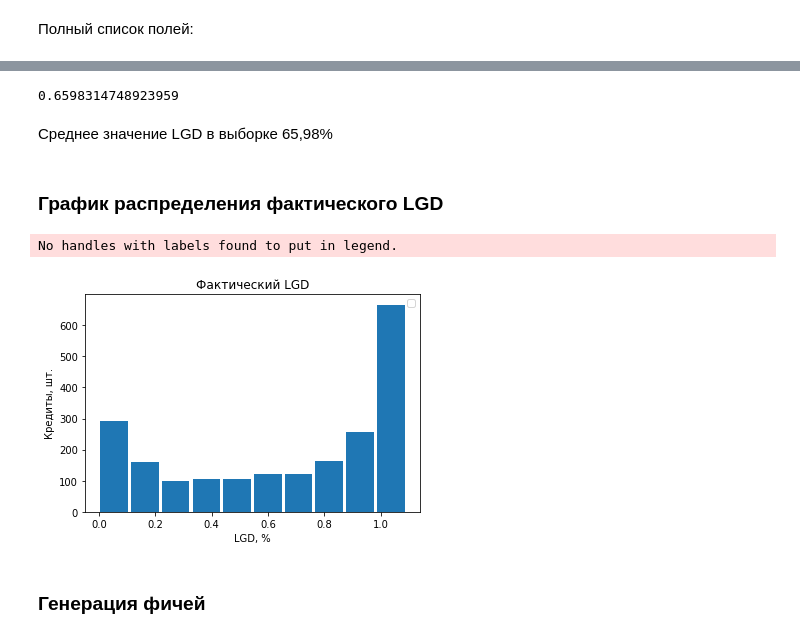
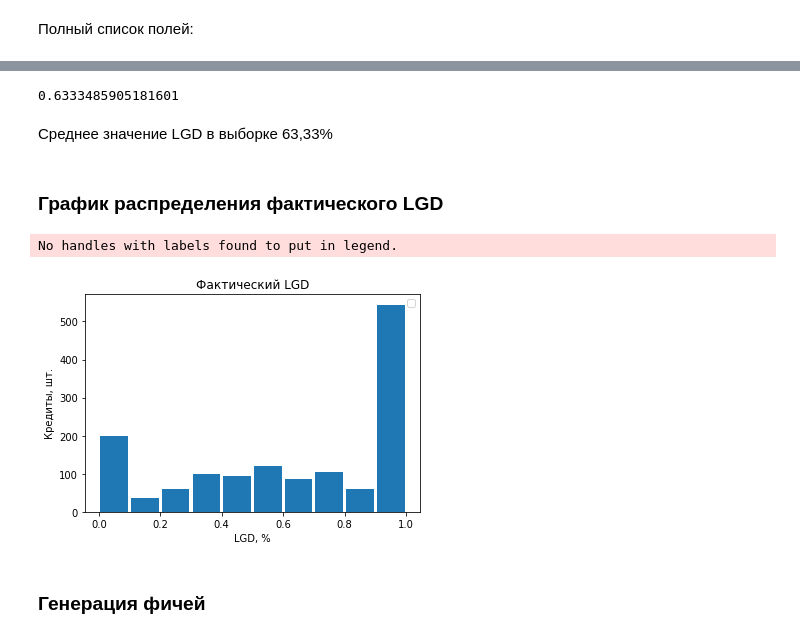
Before and after one commit to BKHV/risk_models, a Jupyter notebook: LGD competition baseline.ipynb, the cells around one changed output, grey strips where cells are left out. Saved outputs shown, nothing was run; the diff lists cells and outputs as text; code cells hidden in the pictures.

```diff
--- a/LGD competition baseline.ipynb
+++ b/LGD competition baseline.ipynb
@@ -76,23 +74,23 @@ Index(['record_id', 'ar_revenue', 'ar_total_expenses', 'ar_sale_cost',
       dtype='object')
 # %%
-train_df['LGD'].values.mean()
+train_df['lgd'].values.mean()
 # %% [output]
-0.6598314748923959
+0.6333485905181601
 # %% [markdown]
-Среднее значение LGD в выборке 65,98%
+Среднее значение LGD в выборке 63,33%
 # %% [markdown]
 ### График распределения фактического LGD
 # %%
 import matplotlib.pyplot as plt
-plt.hist(train_df['LGD'].values, histtype='bar', rwidth=0.9)
+plt.hist(train_df['lgd'].values, histtype='bar', rwidth=0.9)
 plt.xlabel('LGD, %')
 plt.ylabel('Кредиты, шт.')
 plt.title('Фактический LGD')
 plt.legend()
 plt.show()
 # %% [output]
 No handles with labels found to put in legend.
-[figure, old version]
+[figure, new version]
 # %% [markdown]
 ### Генерация фичей
 # %% [markdown]
```
Also changed, not shown: parts of 15 cells of this notebook, 2 other files.
